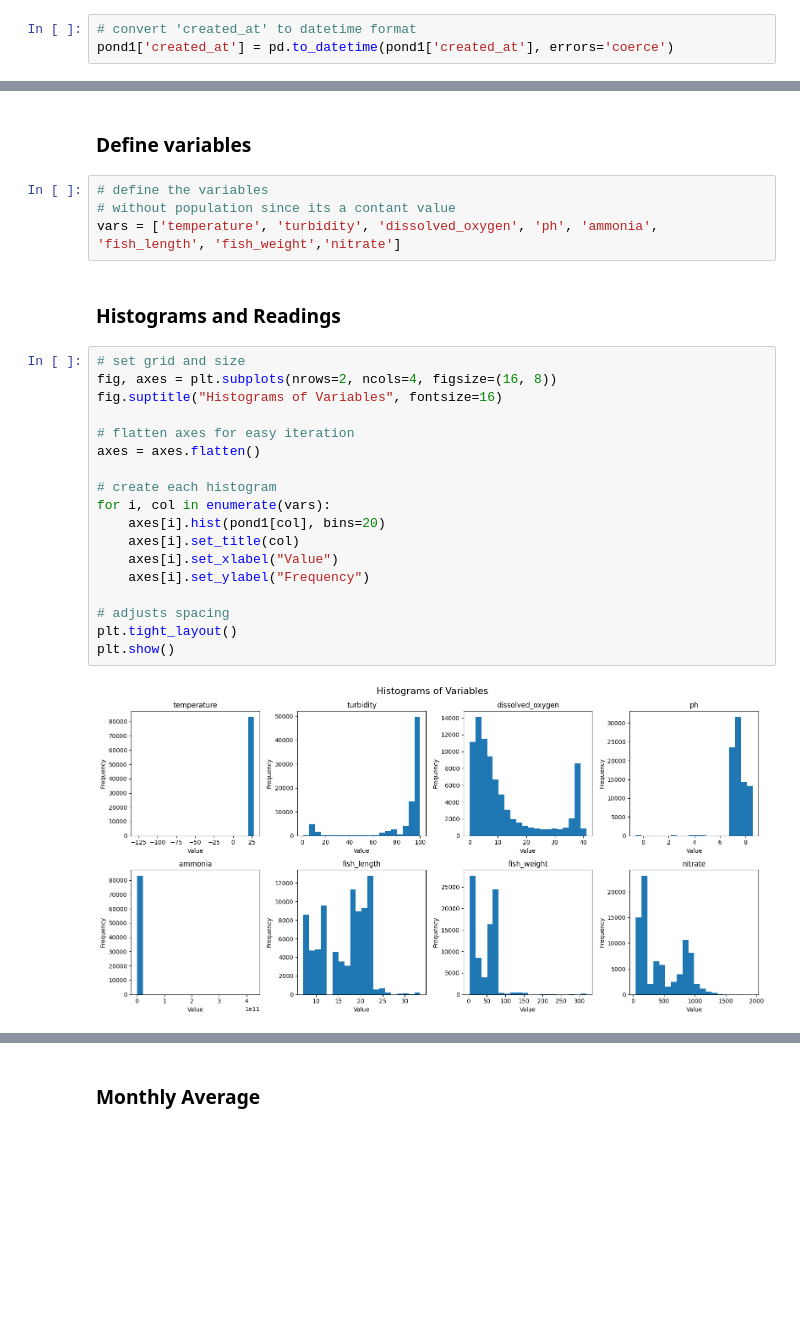
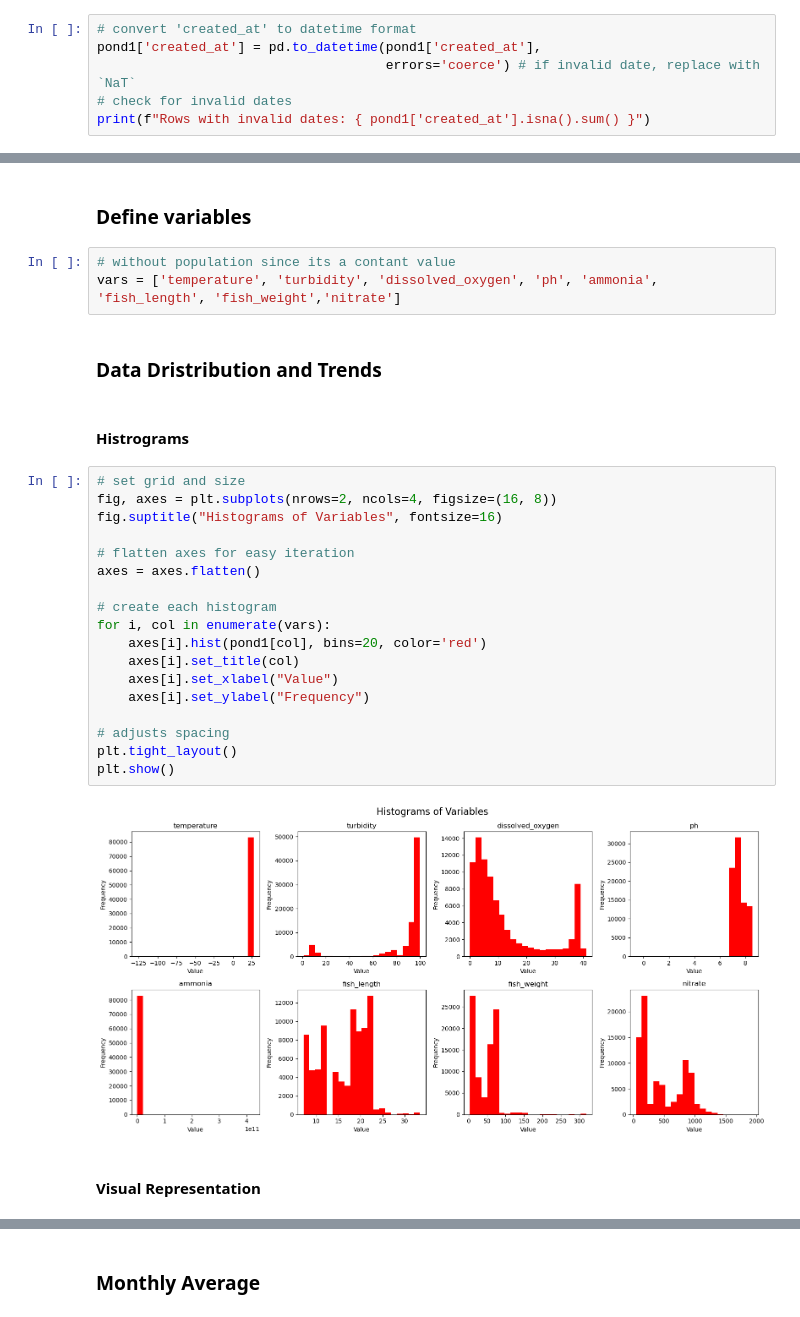
Before and after one commit to apadin-usd/AAI-530-04-Final-Project-Group-4, a Jupyter notebook: notebook/IoT-Based Aquaponics Fish Pond System.ipynb, the cells around one changed output, grey strips where cells are left out. Drawn from its saved outputs; the diff is of its cells as text; blank space fills up the shorter version.

```diff
--- a/notebook/IoT-Based Aquaponics Fish Pond System.ipynb
+++ b/notebook/IoT-Based Aquaponics Fish Pond System.ipynb
@@ -101,4 +85,7 @@ memory usage: 7.0+ MB
 pond1 = pond1_raw.copy()
 # %%
 # convert 'created_at' to datetime format
-pond1['created_at'] = pd.to_datetime(pond1['created_at'], errors='coerce')
+pond1['created_at'] = pd.to_datetime(pond1['created_at'],
+                                     errors='coerce') # if invalid date, replace with `NaT`
+# check for invalid dates
+print(f"Rows with invalid dates: { pond1['created_at'].isna().sum() }")
@@ -174,28 +177,31 @@ pond1.describe()
 # %% [markdown]
 ### Define variables
 # %%
-# define the variables
 # without population since its a contant value
 vars = ['temperature', 'turbidity', 'dissolved_oxygen', 'ph', 'ammonia', 'fish_length', 'fish_weight','nitrate']
 # %% [markdown]
-### Histograms and Readings
+### Data Dristribution and Trends
+# %% [markdown]
+#### Histrograms
 # %%
 # set grid and size
 fig, axes = plt.subplots(nrows=2, ncols=4, figsize=(16, 8))
 fig.suptitle("Histograms of Variables", fontsize=16)
 
 # flatten axes for easy iteration
 axes = axes.flatten()
 
 # create each histogram
 for i, col in enumerate(vars):
-    axes[i].hist(pond1[col], bins=20)
+    axes[i].hist(pond1[col], bins=20, color='red')
     axes[i].set_title(col)
     axes[i].set_xlabel("Value")
     axes[i].set_ylabel("Frequency")
 
 # adjusts spacing
 plt.tight_layout()
 plt.show()
 # %% [output]
-[figure, old version]
+[figure, new version]
+# %% [markdown]
+#### Visual Representation
```
Also changed, not shown: parts of 26 cells of this notebook.
